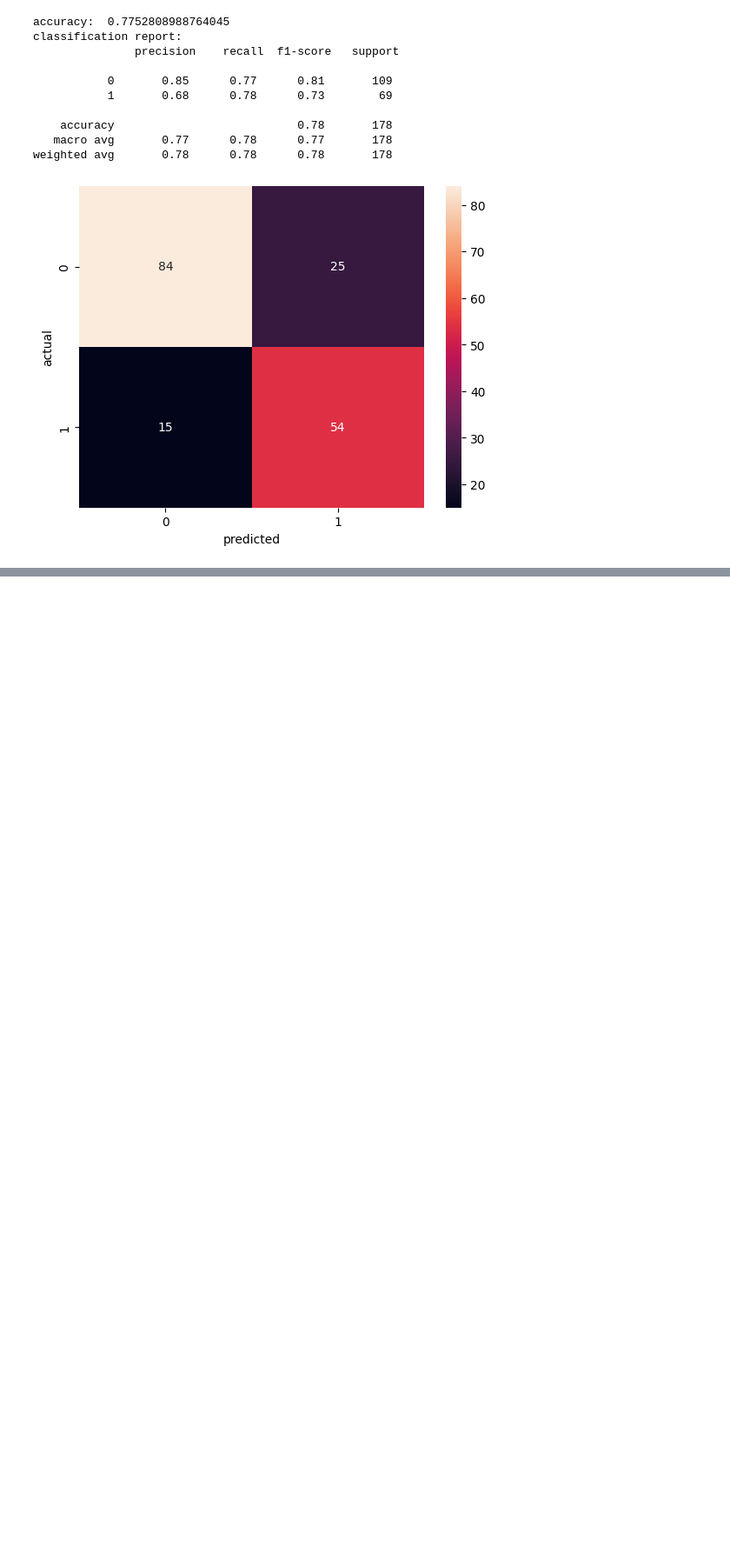
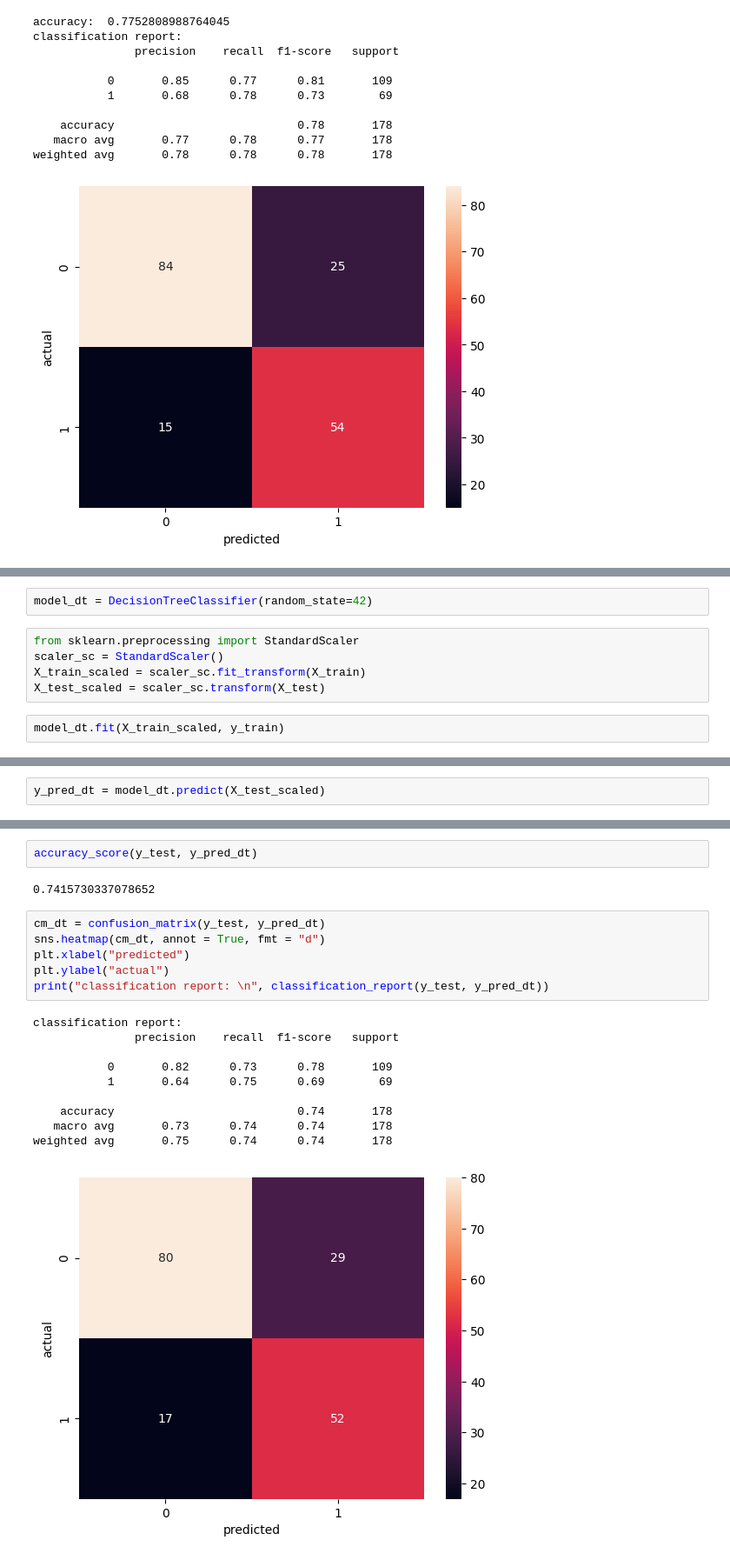
Before and after one commit to mrunmayee3108/ml-supervised-learning, a Jupyter notebook: titanic.ipynb, the cells around one changed output, grey strips where cells are left out. Shown at 87% size. Cells and saved outputs as stored; diff of their text form; blank space fills up the shorter version.

Commit message:
titanic survival pred using classification algos. logistic, naive bayes, decision tree, svm, knn

```diff
--- a/titanic.ipynb
+++ b/titanic.ipynb
@@ -242,0 +251,9 @@ weighted avg       0.78      0.78      0.78       178
+# %%
+model_dt = DecisionTreeClassifier(random_state=42)
+# %%
+from sklearn.preprocessing import StandardScaler
+scaler_sc = StandardScaler()
+X_train_scaled = scaler_sc.fit_transform(X_train)
+X_test_scaled = scaler_sc.transform(X_test)
+# %%
+model_dt.fit(X_train_scaled, y_train)
@@ -242,0 +262,2 @@ weighted avg       0.78      0.78      0.78       178
+# %%
+y_pred_dt = model_dt.predict(X_test_scaled)
@@ -242,0 +290,21 @@ weighted avg       0.78      0.78      0.78       178
+# %%
+accuracy_score(y_test, y_pred_dt)
+# %% [output]
+0.7415730337078652
+# %%
+cm_dt = confusion_matrix(y_test, y_pred_dt)
+sns.heatmap(cm_dt, annot = True, fmt = "d")
+plt.xlabel("predicted")
+plt.ylabel("actual")
+print("classification report: \n", classification_report(y_test, y_pred_dt))
+# %% [output]
+classification report:
+               precision    recall  f1-score   support
+
+           0       0.82      0.73      0.78       109
+           1       0.64      0.75      0.69        69
+
+    accuracy                           0.74       178
+   macro avg       0.73      0.74      0.74       178
+weighted avg       0.75      0.74      0.74       178
+[figure, added]
```
Also changed, not shown: parts of 19 cells of this notebook.
